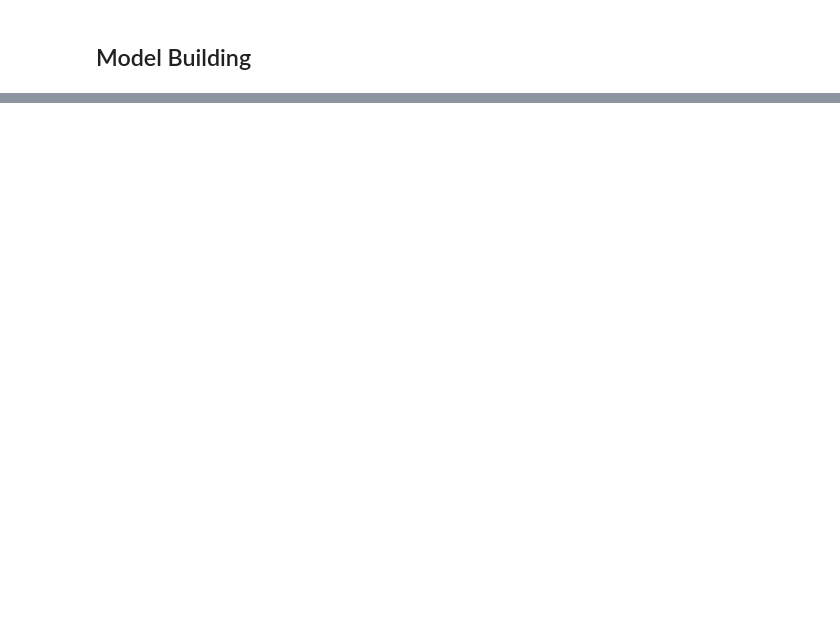
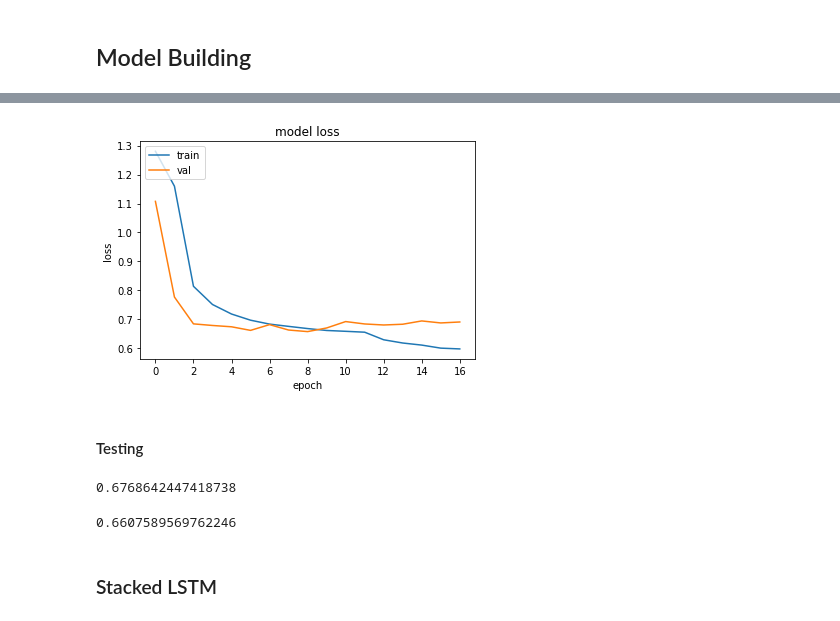
Before and after one commit to YaAk2/PoliticalBiasDetectionGER, a Jupyter notebook: PoliticalBiasDetection.ipynb, the cells around one changed output, grey strips where cells are left out. Cells and saved outputs as stored; diff of their text form; code cells hidden in the pictures; blank space fills up the shorter version.

```diff
--- a/PoliticalBiasDetection.ipynb
+++ b/PoliticalBiasDetection.ipynb
@@ -87,0 +106,6 @@ array(['right'], dtype='<U6')
+# %%
+sequence_vectorize = SequenceVectorize(train_texts, calculate_vocab=True)
+Xtr = sequence_vectorize.vectorize(train_preprocessed)
+Xval = sequence_vectorize.vectorize(val_preprocessed)
+Ytr, _ = onehot_encoding(train_labels)
+Yval, _ = onehot_encoding(val_labels)
@@ -113,0 +119,14 @@ _________________________________________________________________
+# %%
+embedding_layer = get_embedding(sequence_vectorize.word_index,
+                                Xtr.shape[1],
+                                pretrained_embedding=False,
+                                finetune_embedding=False,
+                                embedding_dim=300)
+
+model = LongShortTermMemory(embedding_layer, Ytr.shape[1])
+opt = tensorflow.keras.optimizers.RMSprop(learning_rate=1e-2)
+
+my_callbacks = [tensorflow.keras.callbacks.EarlyStopping(monitor='val_loss', patience=8),
+                tensorflow.keras.callbacks.ReduceLROnPlateau(monitor='val_loss', factor=0.3, patience=3, mode='min', min_lr=1e-6)]
+
+class_weight = compute_class_weight(labels)
@@ -113,0 +135,2 @@ _________________________________________________________________
+# %%
+lstm = model.lstm(opt, out_dim=256, dropout=0.5)
@@ -115,0 +156,3 @@ _________________________________________________________________
+# %%
+history = lstm.fit(Xtr, Ytr, validation_data=(Xval, Yval), epochs=1000, batch_size=1024,
+                    class_weight=class_weight, verbose=1, callbacks=my_callbacks)
@@ -115,0 +177,13 @@ _________________________________________________________________
+# %%
+from matplotlib import pyplot as plt
+plt.plot(history.history['loss'])
+plt.plot(history.history['val_loss'])
+plt.title('model loss')
+plt.ylabel('loss')
+plt.xlabel('epoch')
+plt.legend(['train', 'val'], loc='upper left')
+plt.show()
+# %% [output]
+[figure, added]
+# %% [markdown]
+#### Testing
@@ -116 +194,11 @@ _________________________________________________________________
+# %%
+acc(Yte, y_pred)
+# %% [output]
+0.6768642447418738
+# %%
+f1(Yte.astype(float), y_pred.astype(float)).numpy()
+# %% [output]
+0.6607589569762246
+# %% [markdown]
+### Stacked LSTM
 # %%
```
Also changed, not shown: parts of 49 cells of this notebook, 15 other files.
